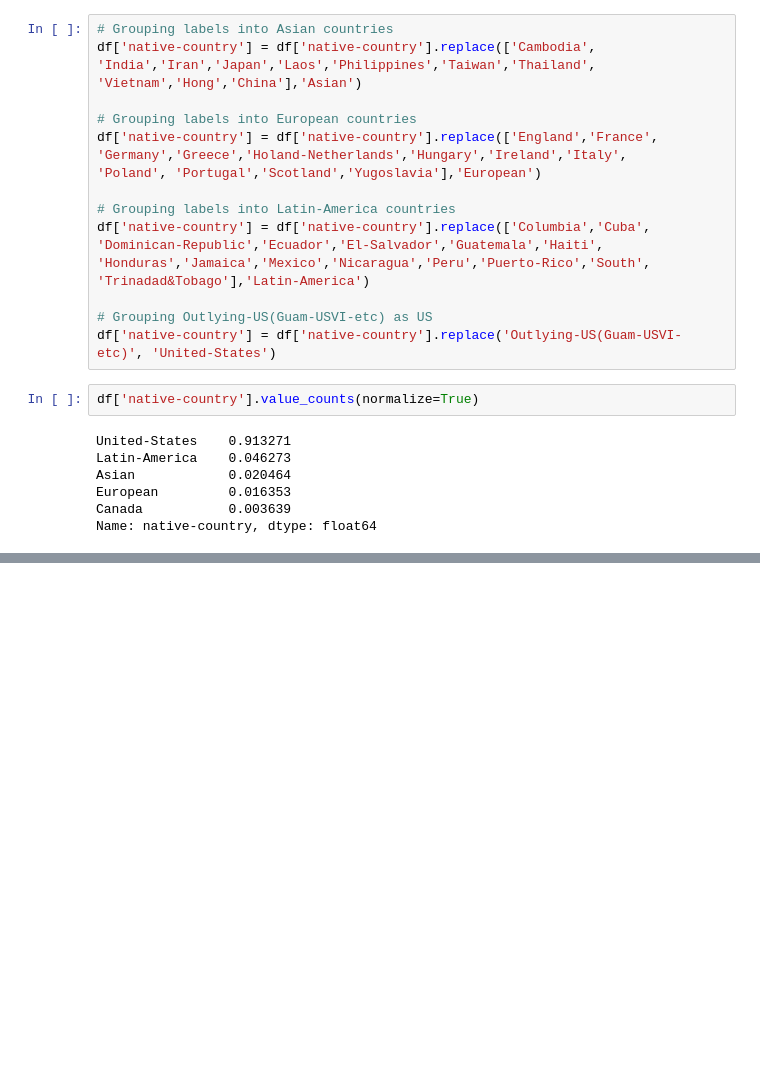
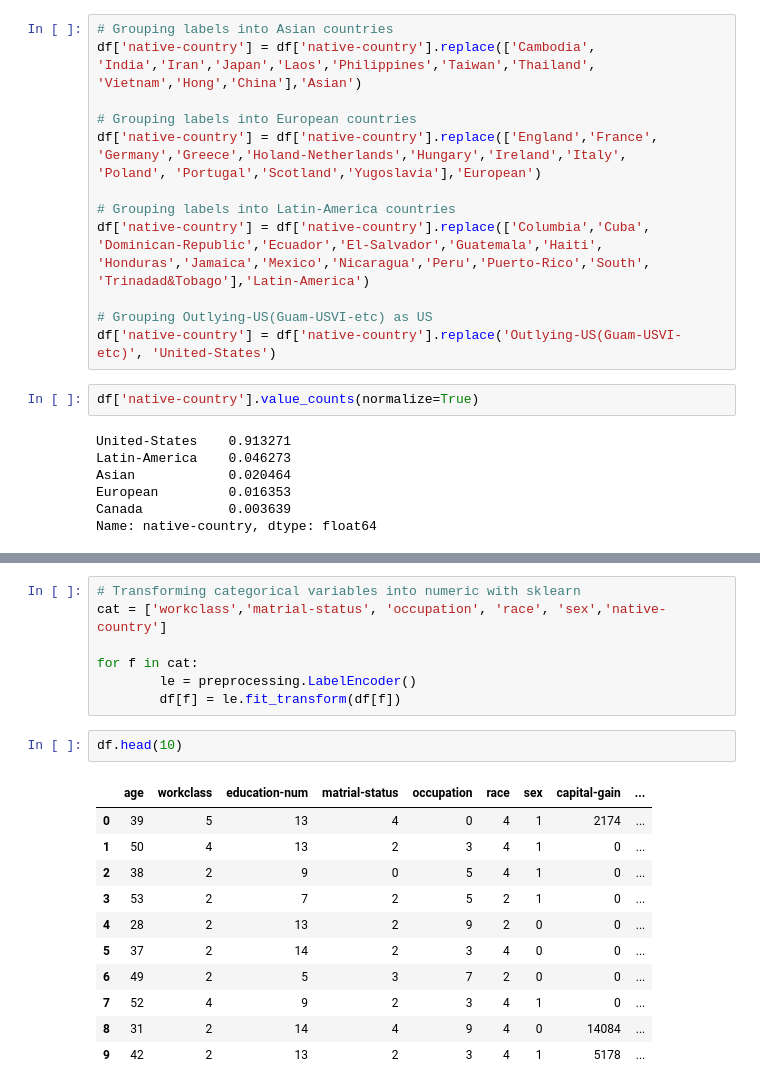
Before and after one commit to CatarinaGomes/PCS5024, a Jupyter notebook: project_01/uci-adult-repository.ipynb, the cells around one changed output, grey strips where cells are left out. Saved outputs shown, nothing was run; the diff lists cells and outputs as text; blank space fills up the shorter version.

Commit message:
end of preprocessing steps

```diff
--- a/project_01/uci-adult-repository.ipynb
+++ b/project_01/uci-adult-repository.ipynb
@@ -441,0 +456,21 @@ df.head()
+# %%
+# Transforming categorical variables into numeric with sklearn
+cat = ['workclass','matrial-status', 'occupation', 'race', 'sex','native-country']
+
+for f in cat:
+        le = preprocessing.LabelEncoder()
+        df[f] = le.fit_transform(df[f])
+# %%
+df.head(10)
+# %% [output]
+|  | age | workclass | education-num | matrial-status | occupation | race | sex | capital-gain | ... |
+| 0 | 39 | 5 | 13 | 4 | 0 | 4 | 1 | 2174 | ... |
+| 1 | 50 | 4 | 13 | 2 | 3 | 4 | 1 | 0 | ... |
+| 2 | 38 | 2 | 9 | 0 | 5 | 4 | 1 | 0 | ... |
+| 3 | 53 | 2 | 7 | 2 | 5 | 2 | 1 | 0 | ... |
+| 4 | 28 | 2 | 13 | 2 | 9 | 2 | 0 | 0 | ... |
+| 5 | 37 | 2 | 14 | 2 | 3 | 4 | 0 | 0 | ... |
+| 6 | 49 | 2 | 5 | 3 | 7 | 2 | 0 | 0 | ... |
+| 7 | 52 | 4 | 9 | 2 | 3 | 4 | 1 | 0 | ... |
+| 8 | 31 | 2 | 14 | 4 | 9 | 4 | 0 | 14084 | ... |
+| 9 | 42 | 2 | 13 | 2 | 3 | 4 | 1 | 5178 | ... |
```
Also changed, not shown: parts of 13 cells of this notebook.
